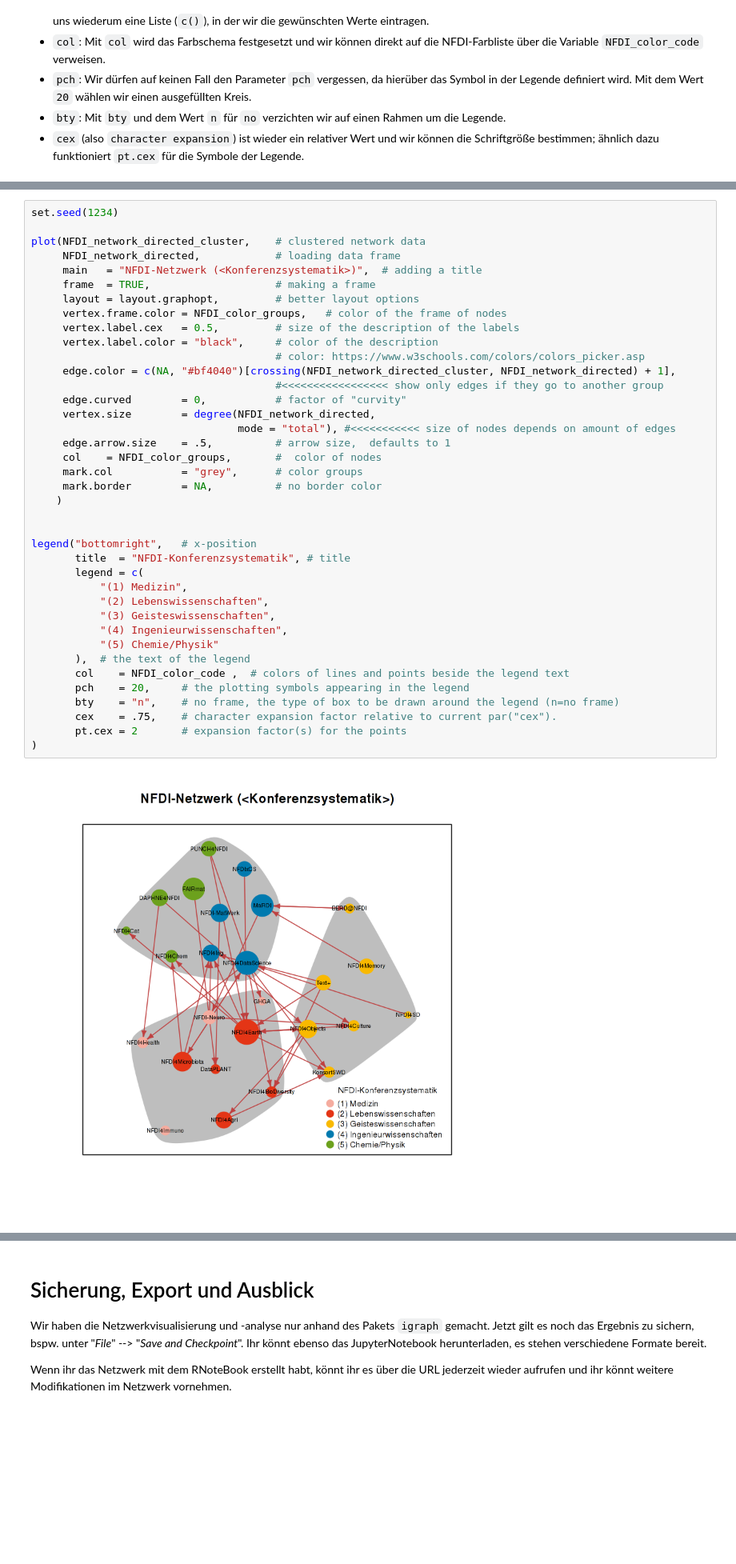
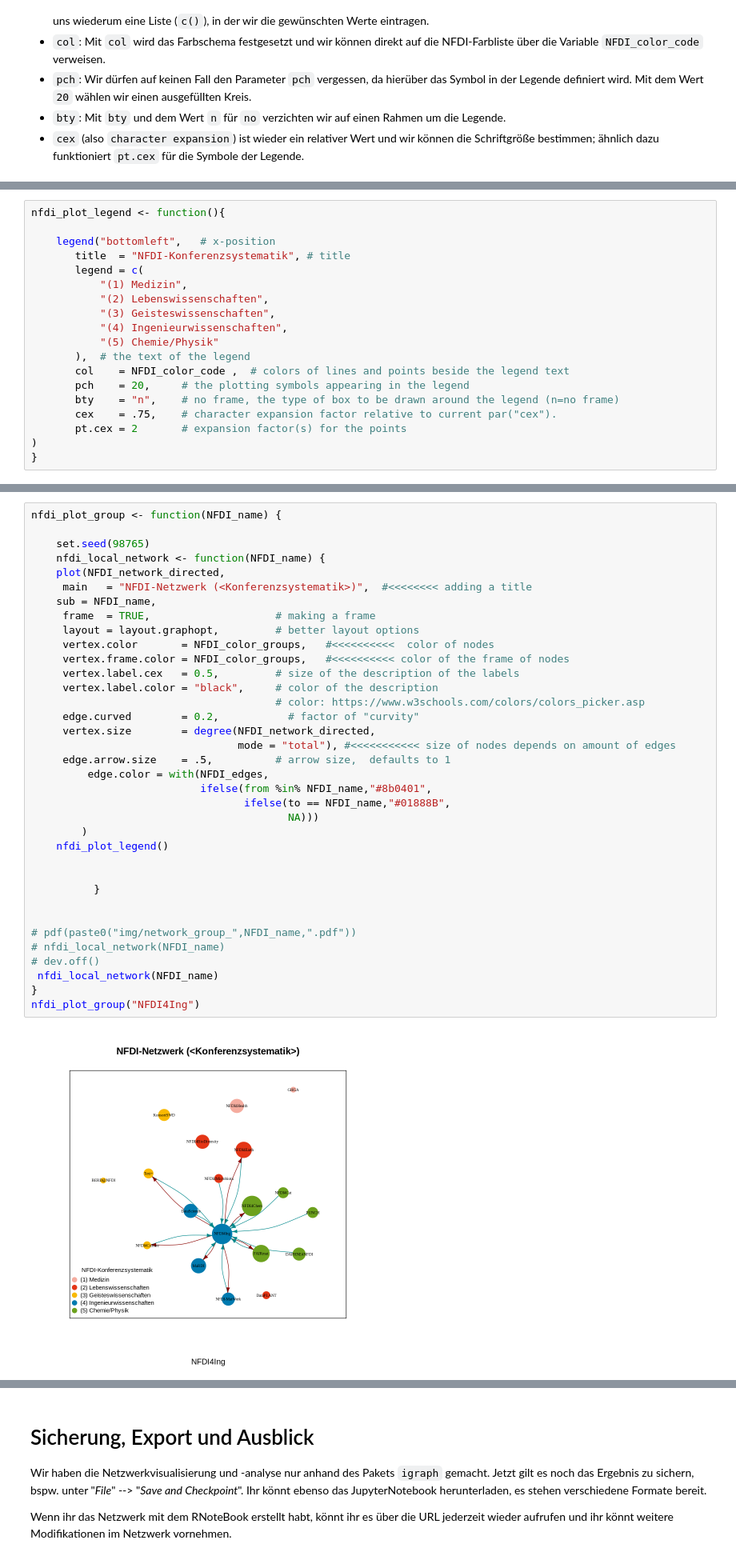
Before and after one commit to LukasCBossert/das-versprechen-der-vernetzung, a Jupyter notebook: Notebook/das-versprechen-der-vernetzung.ipynb, the cells around one changed output, grey strips where cells are left out. Shown at 80% size. Saved outputs shown, nothing was run; the diff lists cells and outputs as text; blank space fills up the shorter version.

```diff
--- a/Notebook/das-versprechen-der-vernetzung.ipynb
+++ b/Notebook/das-versprechen-der-vernetzung.ipynb
@@ -761,0 +689,19 @@ Für die Legende müssen wir nichts anpassen.
+# %%
+nfdi_plot_legend <- function(){
+
+    legend("bottomleft",   # x-position
+       title  = "NFDI-Konferenzsystematik", # title
+       legend = c(
+           "(1) Medizin",
+           "(2) Lebenswissenschaften",
+           "(3) Geisteswissenschaften",
+           "(4) Ingenieurwissenschaften",
+           "(5) Chemie/Physik"
+       ),  # the text of the legend
+       col    = NFDI_color_code ,  # colors of lines and points beside the legend text
+       pch    = 20,     # the plotting symbols appearing in the legend
+       bty    = "n",    # no frame, the type of box to be drawn around the legend (n=no frame)
+       cex    = .75,    # character expansion factor relative to current par("cex").
+       pt.cex = 2       # expansion factor(s) for the points
+)
+}
@@ -836,41 +735,38 @@ Die Unterscheidung zwischen cis- und trans-disziplinärer Kante wird über die F
 # %%
-set.seed(1234)
+nfdi_plot_group <- function(NFDI_name) {
 
-plot(NFDI_network_directed_cluster,    # clustered network data
-     NFDI_network_directed,            # loading data frame
-     main   = "NFDI-Netzwerk (<Konferenzsystematik>)",  # adding a title
+    set.seed(98765)
+    nfdi_local_network <- function(NFDI_name) {
+    plot(NFDI_network_directed,
+     main   = "NFDI-Netzwerk (<Konferenzsystematik>)",  #<<<<<<<< adding a title
+    sub = NFDI_name,
      frame  = TRUE,                    # making a frame
      layout = layout.graphopt,         # better layout options
-     vertex.frame.color = NFDI_color_groups,   # color of the frame of nodes
+     vertex.color       = NFDI_color_groups,   #<<<<<<<<<<  color of nodes
+     vertex.frame.color = NFDI_color_groups,   #<<<<<<<<<< color of the frame of nodes
      vertex.label.cex   = 0.5,         # size of the description of the labels
      vertex.label.color = "black",     # color of the description
                                        # color: https://www.w3schools.com/colors/colors_picker.asp
-     edge.color = c(NA, "#bf4040")[crossing(NFDI_network_directed_cluster, NFDI_network_directed) + 1],
-                                       #<<<<<<<<<<<<<<<<< show only edges if they go to another group
-     edge.curved        = 0,           # factor of "curvity"
+     edge.curved        = 0.2,           # factor of "curvity"
      vertex.size        = degree(NFDI_network_directed,
                                  mode = "total"), #<<<<<<<<<<< size of nodes depends on amount of edges
      edge.arrow.size    = .5,          # arrow size,  defaults to 1
-     col    = NFDI_color_groups,       #  color of nodes
-     mark.col           = "grey",      # color groups
-     mark.border        = NA,          # no border color
-    )
+         edge.color = with(NFDI_edges,
+                           ifelse(from %in% NFDI_name,"#8b0401",
+                                  ifelse(to == NFDI_name,"#01888B",
+                                         NA)))
+        )
+    nfdi_plot_legend()
 
 
-legend("bottomright",   # x-position
-       title  = "NFDI-Konferenzsystematik", # title
-       legend = c(
-           "(1) Medizin",
-           "(2) Lebenswissenschaften",
-           "(3) Geisteswissenschaften",
-           "(4) Ingenieurwissenschaften",
-           "(5) Chemie/Physik"
-       ),  # the text of the legend
-       col    = NFDI_color_code ,  # colors of lines and points beside the legend text
-       pch    = 20,     # the plotting symbols appearing in the legend
-       bty    = "n",    # no frame, the type of box to be drawn around the legend (n=no frame)
-       cex    = .75,    # character expansion factor relative to current par("cex").
-       pt.cex = 2       # expansion factor(s) for the points
-)
+          }
+
+
+# pdf(paste0("img/network_group_",NFDI_name,".pdf"))
+# nfdi_local_network(NFDI_name)
+# dev.off()
+ nfdi_local_network(NFDI_name)
+}
+nfdi_plot_group("NFDI4Ing")
 # %% [output]
-[figure, old version]
+[figure, new version]
```
Also changed, not shown: parts of 31 cells of this notebook, 18 other files.
